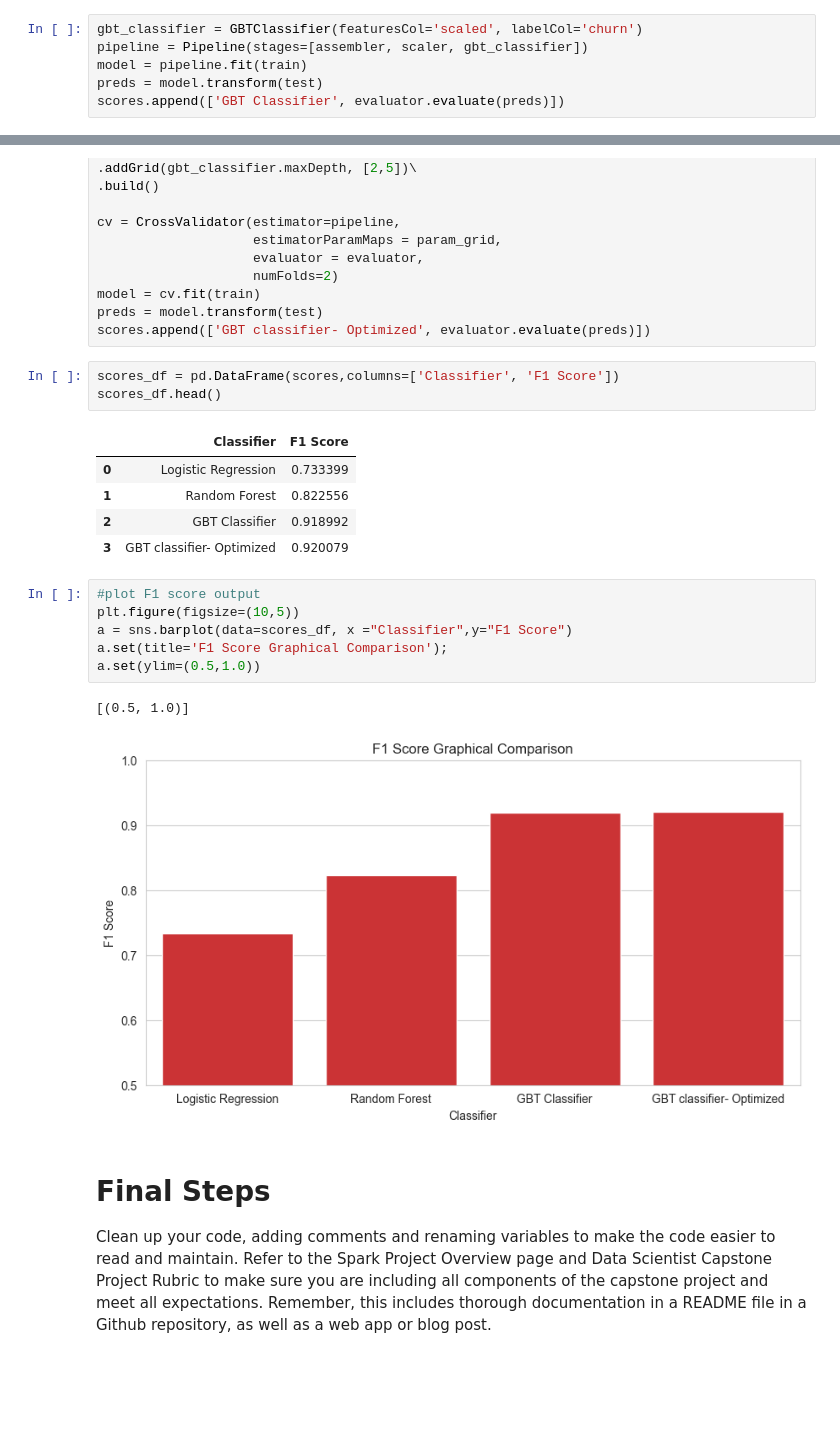
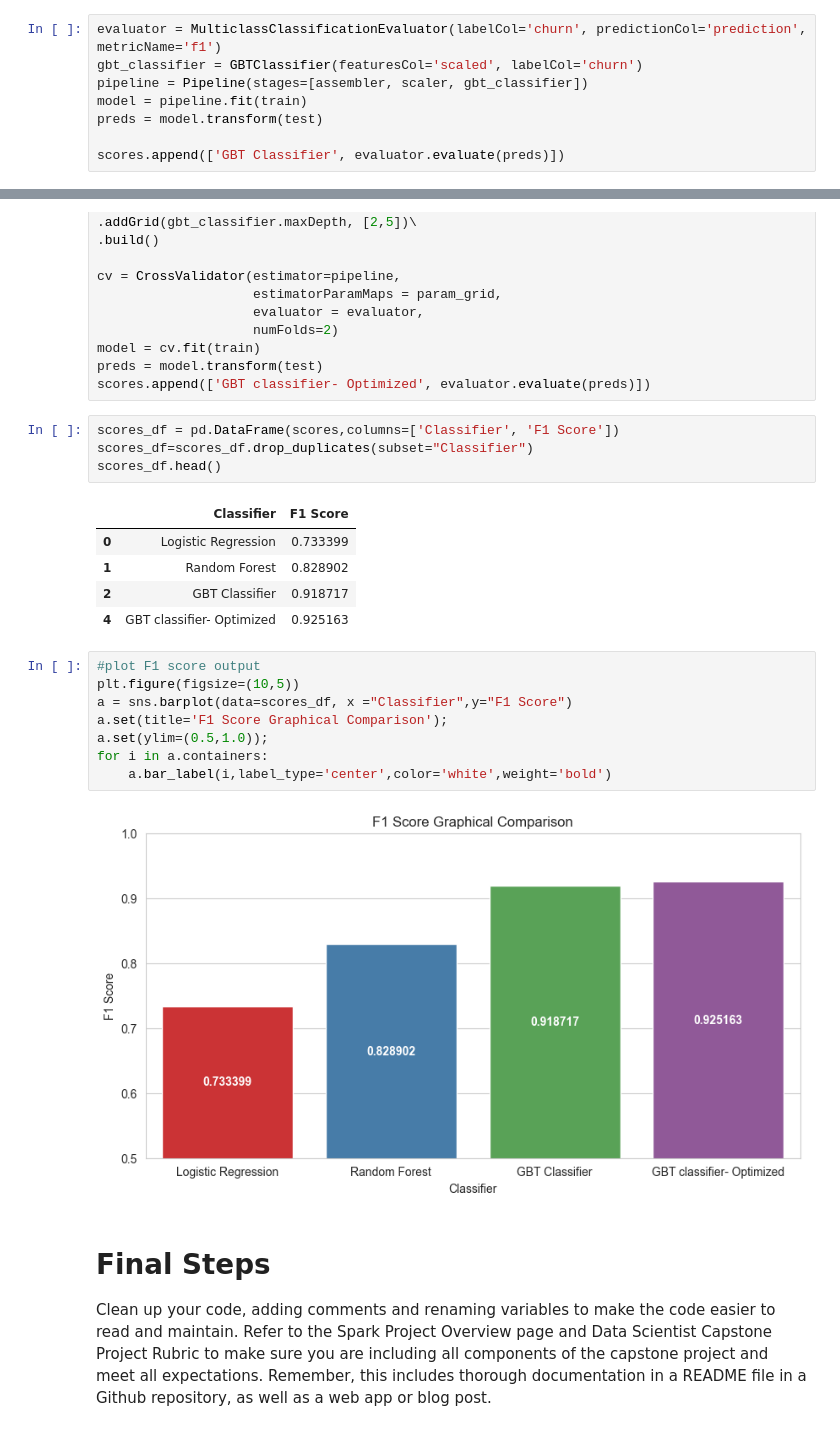
Before and after one commit to MohauMasukela/Udacity-Data-Science-Nanodegree, a Jupyter notebook: Project4/Project/Sparkify.ipynb, the cells around one changed output, grey strips where cells are left out. Saved outputs shown, nothing was run; the diff lists cells and outputs as text; blank space fills up the shorter version.

```diff
--- a/Project4/Project/Sparkify.ipynb
+++ b/Project4/Project/Sparkify.ipynb
@@ -581,8 +596,10 @@ scores_df.head()
 # %% [markdown]
 # Gradient Boost
 # %%
+evaluator = MulticlassClassificationEvaluator(labelCol='churn', predictionCol='prediction', metricName='f1')
 gbt_classifier = GBTClassifier(featuresCol='scaled', labelCol='churn')
 pipeline = Pipeline(stages=[assembler, scaler, gbt_classifier])
 model = pipeline.fit(train)
 preds = model.transform(test)
+
 scores.append(['GBT Classifier', evaluator.evaluate(preds)])
@@ -612,22 +648,24 @@ preds = model.transform(test)
 scores.append(['GBT classifier- Optimized', evaluator.evaluate(preds)])
 # %%
 scores_df = pd.DataFrame(scores,columns=['Classifier', 'F1 Score'])
+scores_df=scores_df.drop_duplicates(subset="Classifier")
 scores_df.head()
 # %% [output]
 |  | Classifier | F1 Score |
 | 0 | Logistic Regression | 0.733399 |
-| 1 | Random Forest | 0.822556 |
-| 2 | GBT Classifier | 0.918992 |
-| 3 | GBT classifier- Optimized | 0.920079 |
+| 1 | Random Forest | 0.828902 |
+| 2 | GBT Classifier | 0.918717 |
+| 4 | GBT classifier- Optimized | 0.925163 |
 # %%
 #plot F1 score output
 plt.figure(figsize=(10,5))
 a = sns.barplot(data=scores_df, x ="Classifier",y="F1 Score")
 a.set(title='F1 Score Graphical Comparison');
-a.set(ylim=(0.5,1.0))
+a.set(ylim=(0.5,1.0));
+for i in a.containers:
+    a.bar_label(i,label_type='center',color='white',weight='bold')
 # %% [output]
-[(0.5, 1.0)]
-[figure, old version]
+[figure, new version]
 # %% [markdown]
 # Final Steps
 Clean up your code, adding comments and renaming variables to make the code easier to read and maintain. Refer to the Spark Project Overview page and Data Scientist Capstone Project Rubric to make sure you are including all components of the capstone project and meet all expectations. Remember, this includes thorough documentation in a README file in a Github repository, as well as a web app or blog post.
```
Also changed, not shown: parts of 7 cells of this notebook, 1 other file.
